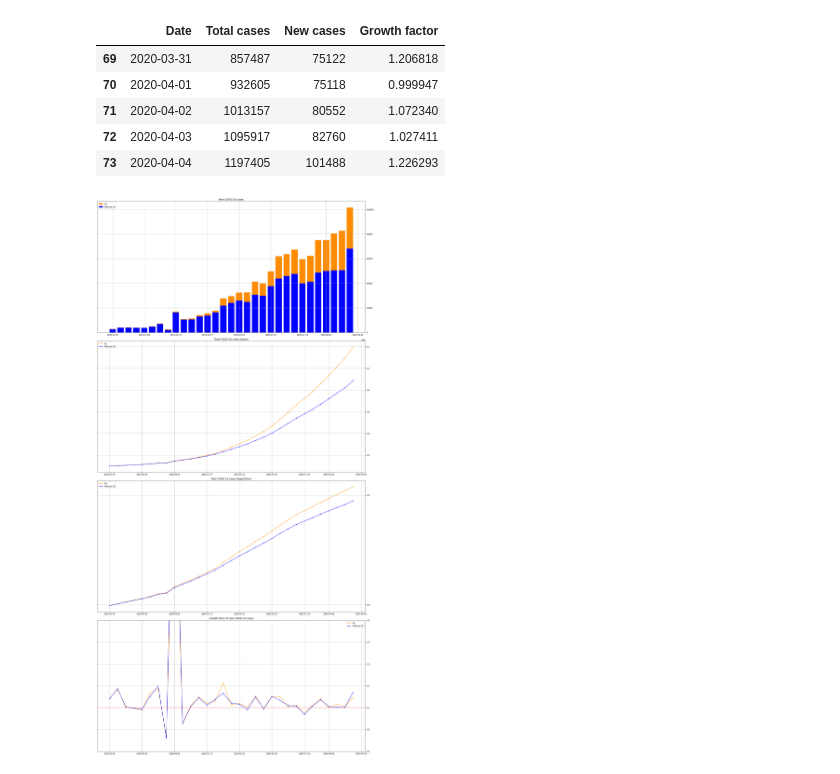
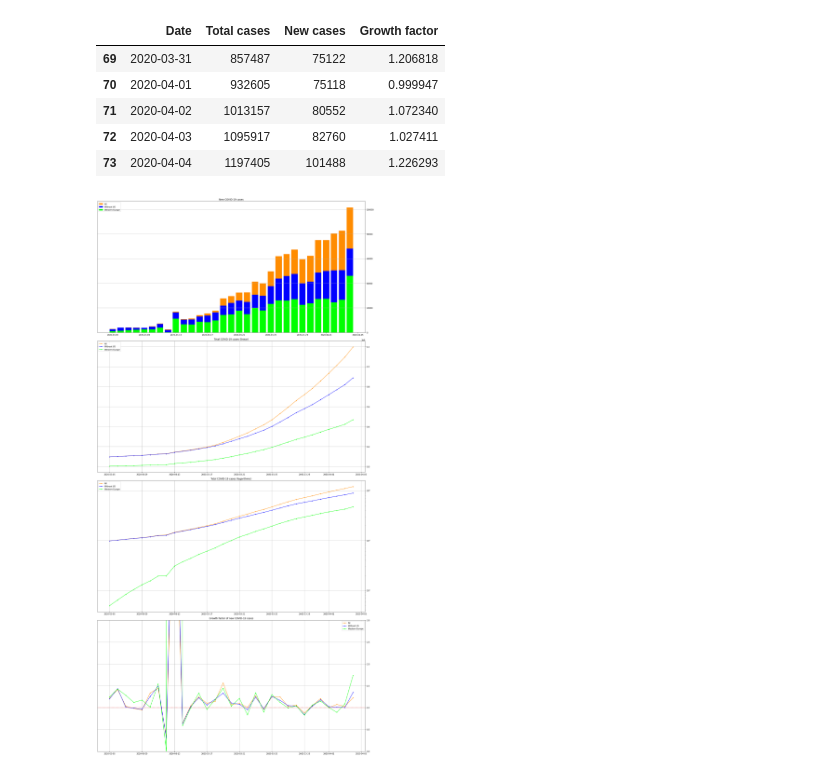
Before and after one commit to elunichkin/COVID-19-data-analysis, a Jupyter notebook: covid-19.ipynb, the cells around one changed output. Cells and saved outputs as stored; diff of their text form; code cells hidden in the pictures.

Commit message:
v.1.1: Added separate graphs for Western Europe

```diff
--- a/covid-19.ipynb
+++ b/covid-19.ipynb
@@ -24,9 +24,14 @@ data.head()
 | 4 | NaN | Angola | -11.2027 | 17.8739 | 0 | 0 | 0 | 0 | 0 | ... |
 5 rows × 78 columns
 # %%
+WESTERN_EUROPE = ['Andorra', 'Austria', 'Belgium', 'France', 'Ireland',
+                  'Italy', 'Luxembourg', 'Netherlands', 'Portugal', 'Spain',
+                  'Switzerland', 'United Kingdom']
+
 dates = []
 cases = []
 cases_wo_us = []
+cases_we = []
 last_day = dt.datetime.utcnow().date() - dt.timedelta(days=1)
 first_day = last_day - dt.timedelta(days=30)
 
@@ -35,6 +40,7 @@ for c in data.columns:
         dates.append(dt.datetime.strptime(c, '%m/%d/%y').date())
         cases.append(data[c].sum())
         cases_wo_us.append(data[data['Country/Region'] != 'US'][c].sum())
+        cases_we.append(data[data['Country/Region'].isin(WESTERN_EUROPE)][c].sum())
 
 si = bisect.bisect_left(dates, first_day)
 
@@ -43,7 +49,7 @@ def new_cases(cases):
 
 def growth_factor(cases):
     n_cases = new_cases(cases)
-    return [(n_cases[i] / n_cases[i-1]) if i > 0 else 1 for i in range(len(n_cases))]
+    return [(n_cases[i] / n_cases[i-1]) if i > 0 and n_cases[i-1] > 0 else 1. for i in range(len(n_cases))]
 # %%
 cases_data = pd.DataFrame(list(zip(dates, cases, new_cases(cases), growth_factor(cases))),
                           columns=['Date', 'Total cases', 'New cases', 'Growth factor'])
@@ -56,50 +62,56 @@ cases_data.tail()
 | 72 | 2020-04-03 | 1095917 | 82760 | 1.027411 |
 | 73 | 2020-04-04 | 1197405 | 101488 | 1.226293 |
 # %%
-ALL_COLOR = '#ff8c00'
-WO_US_COLOR = '#0000ff'
-RESULT_FILE = 'graphs/CO'
+ALL_PARAMS = {'color': '#ff8c00', 'label': 'All'}
+WO_US_PARAMS = {'color': '#0000ff', 'label': 'Without US'}
+WE_PARAMS = {'color': '#00ff00', 'label': 'Western Europe'}
+
+RESULT_FILE = 'graphs/COVID-19 plots.pdf'
 
 
 fig = plt.figure(figsize=(20, 40))
 
 nc_ax = plt.subplot(411)
-nc_ax.bar(dates[si:], new_cases(cases)[si:], color=ALL_COLOR, label='All')
-nc_ax.bar(dates[si:], new_cases(cases_wo_us)[si:], color=WO_US_COLOR, label='Without US')
-nc_ax.grid(True)
+nc_ax.bar(dates[si:], new_cases(cases)[si:], **ALL_PARAMS)
+nc_ax.bar(dates[si:], new_cases(cases_wo_us)[si:], **WO_US_PARAMS)
+nc_ax.bar(dates[si:], new_cases(cases_we)[si:], **WE_PARAMS)
+nc_ax.yaxis.grid(True)
 nc_ax.yaxis.tick_right()
 nc_ax.legend()
 nc_ax.set_title('New COVID-19 cases')
 
 tc_ax = plt.subplot(412)
-tc_ax.plot(dates[si:], cases[si:], marker='.', color=ALL_COLOR, label='All')
-tc_ax.plot(dates[si:], cases_wo_us[si:], marker='.', color=WO_US_COLOR, label='Without US')
+tc_ax.plot(dates[si:], cases[si:], marker='.', **ALL_PARAMS)
+tc_ax.plot(dates[si:], cases_wo_us[si:], marker='.', **WO_US_PARAMS)
+tc_ax.plot(dates[si:], cases_we[si:], marker='.', **WE_PARAMS)
 tc_ax.grid(True)
 tc_ax.yaxis.tick_right()
 tc_ax.legend()
 tc_ax.set_title('Total COVID-19 cases (linear)')
 
 tc_log_ax = plt.subplot(413)
-tc_log_ax.plot(dates[si:], cases[si:], marker='.', color=ALL_COLOR, label='All')
-tc_log_ax.plot(dates[si:], cases_wo_us[si:], marker='.', color=WO_US_COLOR, label='Without US')
+tc_log_ax.plot(dates[si:], cases[si:], marker='.', **ALL_PARAMS)
+tc_log_ax.plot(dates[si:], cases_wo_us[si:], marker='.', **WO_US_PARAMS)
+tc_log_ax.plot(dates[si:], cases_we[si:], marker='.', **WE_PARAMS)
 tc_log_ax.set_yscale('log')
 tc_log_ax.grid(True)
 tc_log_ax.yaxis.tick_right()
 tc_log_ax.legend()
 tc_log_ax.set_title('Total COVID-19 cases (logarithmic)')
 
 gf_ax = plt.subplot(414)
-gf_ax.plot(dates[si:], growth_factor(cases)[si:], marker='.', color=ALL_COLOR, label='All')
-gf_ax.plot(dates[si:], growth_factor(cases_wo_us)[si:], marker='.', color=WO_US_COLOR, label='Without US')
+gf_ax.plot(dates[si:], growth_factor(cases)[si:], marker='.', **ALL_PARAMS)
+gf_ax.plot(dates[si:], growth_factor(cases_wo_us)[si:], marker='.', **WO_US_PARAMS)
+gf_ax.plot(dates[si:], growth_factor(cases_we)[si:], marker='.', **WE_PARAMS)
 gf_ax.axhline(y=1.0, c='r', ls=':')
 gf_ax.set_ylim(bottom=0, top=3)
 gf_ax.grid(True)
 gf_ax.yaxis.tick_right()
 gf_ax.legend()
 gf_ax.set_title('Growth factor of new COVID-19 cases')
 
 plt.tight_layout()
-plt.savefig('COVID-19 plots.pdf')
+plt.savefig(RESULT_FILE)
 plt.show()
 # %% [output]
-[figure, old version]
+[figure, new version]
```
Also changed, not shown: 1 other file.
